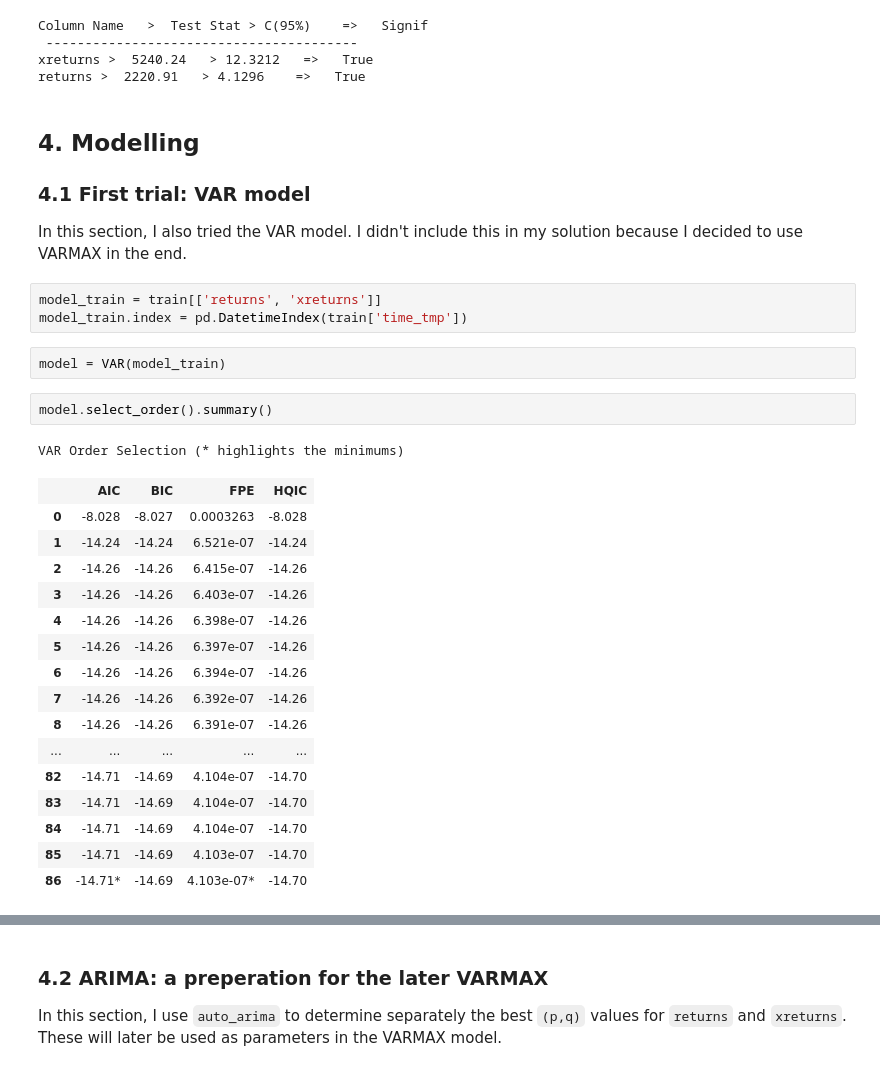
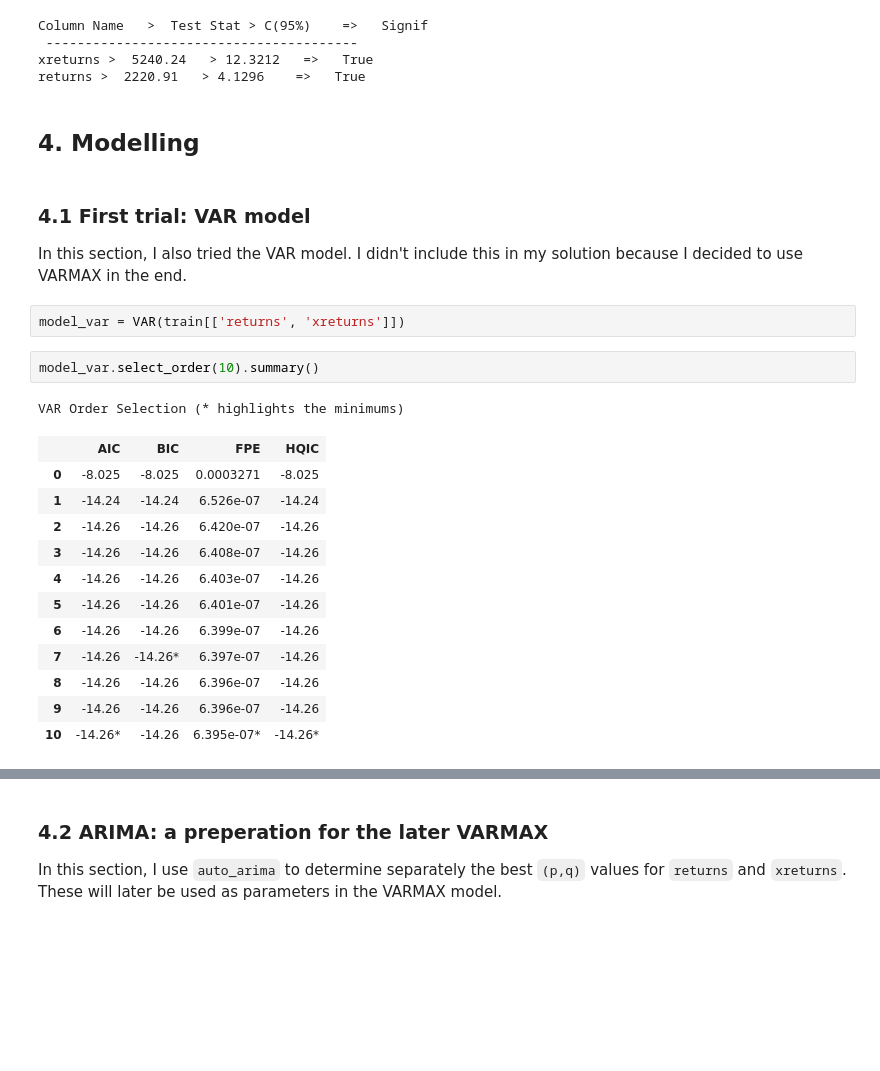
Before and after one commit to yanjiabai/GSA, a Jupyter notebook: GSA-time-series-forecasting.ipynb, the cells around one changed output, grey strips where cells are left out. Drawn from its saved outputs; the diff is of its cells as text; blank space fills up the shorter version.

```diff
--- a/GSA-time-series-forecasting.ipynb
+++ b/GSA-time-series-forecasting.ipynb
@@ -369,34 +371,27 @@ Column Name   >  Test Stat > C(95%)    =>   Signif
  ----------------------------------------
 xreturns >  5240.24   > 12.3212   =>   True
 returns >  2220.91   > 4.1296    =>   True
+# %% [markdown]
+## 4. Modelling<a class="anchor" id="model"></a>
 # %% [markdown]
-## 4. Modelling<a class="anchor" id="model"></a>
-
 ### 4.1 First trial: VAR model<a class="anchor" id="var"></a>
 
 In this section, I also tried the VAR model. I didn't include this in my solution because I decided to use VARMAX in the end.
-# %%
-model_train = train[['returns', 'xreturns']]
-model_train.index = pd.DatetimeIndex(train['time_tmp'])
-# %%
-model = VAR(model_train)
+# %%
+model_var = VAR(train[['returns', 'xreturns']])
 # %%
-model.select_order().summary()
+model_var.select_order(10).summary()
 # %% [output]
 VAR Order Selection (* highlights the minimums)
 |  | AIC | BIC | FPE | HQIC |
-| 0 | -8.028 | -8.027 | 0.0003263 | -8.028 |
-| 1 | -14.24 | -14.24 | 6.521e-07 | -14.24 |
-| 2 | -14.26 | -14.26 | 6.415e-07 | -14.26 |
-| 3 | -14.26 | -14.26 | 6.403e-07 | -14.26 |
-| 4 | -14.26 | -14.26 | 6.398e-07 | -14.26 |
-| 5 | -14.26 | -14.26 | 6.397e-07 | -14.26 |
-| 6 | -14.26 | -14.26 | 6.394e-07 | -14.26 |
-| 7 | -14.26 | -14.26 | 6.392e-07 | -14.26 |
-| 8 | -14.26 | -14.26 | 6.391e-07 | -14.26 |
-| ... | ... | ... | ... | ... |
-| 82 | -14.71 | -14.69 | 4.104e-07 | -14.70 |
-| 83 | -14.71 | -14.69 | 4.104e-07 | -14.70 |
-| 84 | -14.71 | -14.69 | 4.104e-07 | -14.70 |
-| 85 | -14.71 | -14.69 | 4.103e-07 | -14.70 |
-| 86 | -14.71* | -14.69 | 4.103e-07* | -14.70 |
+| 0 | -8.025 | -8.025 | 0.0003271 | -8.025 |
+| 1 | -14.24 | -14.24 | 6.526e-07 | -14.24 |
+| 2 | -14.26 | -14.26 | 6.420e-07 | -14.26 |
+| 3 | -14.26 | -14.26 | 6.408e-07 | -14.26 |
+| 4 | -14.26 | -14.26 | 6.403e-07 | -14.26 |
+| 5 | -14.26 | -14.26 | 6.401e-07 | -14.26 |
+| 6 | -14.26 | -14.26 | 6.399e-07 | -14.26 |
+| 7 | -14.26 | -14.26* | 6.397e-07 | -14.26 |
+| 8 | -14.26 | -14.26 | 6.396e-07 | -14.26 |
+| 9 | -14.26 | -14.26 | 6.396e-07 | -14.26 |
+| 10 | -14.26* | -14.26 | 6.395e-07* | -14.26* |
```
Also changed, not shown: parts of 8 cells of this notebook.
